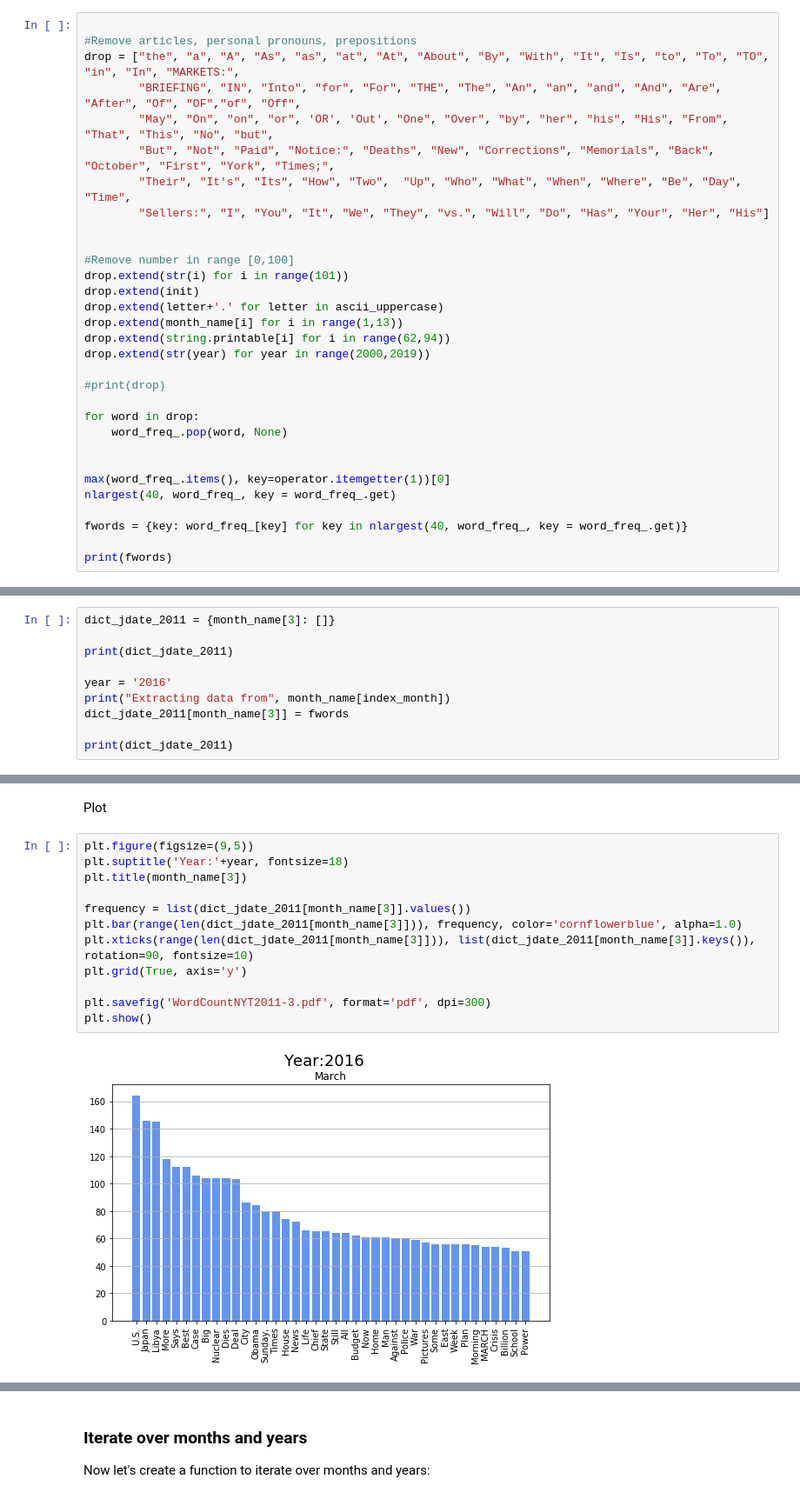
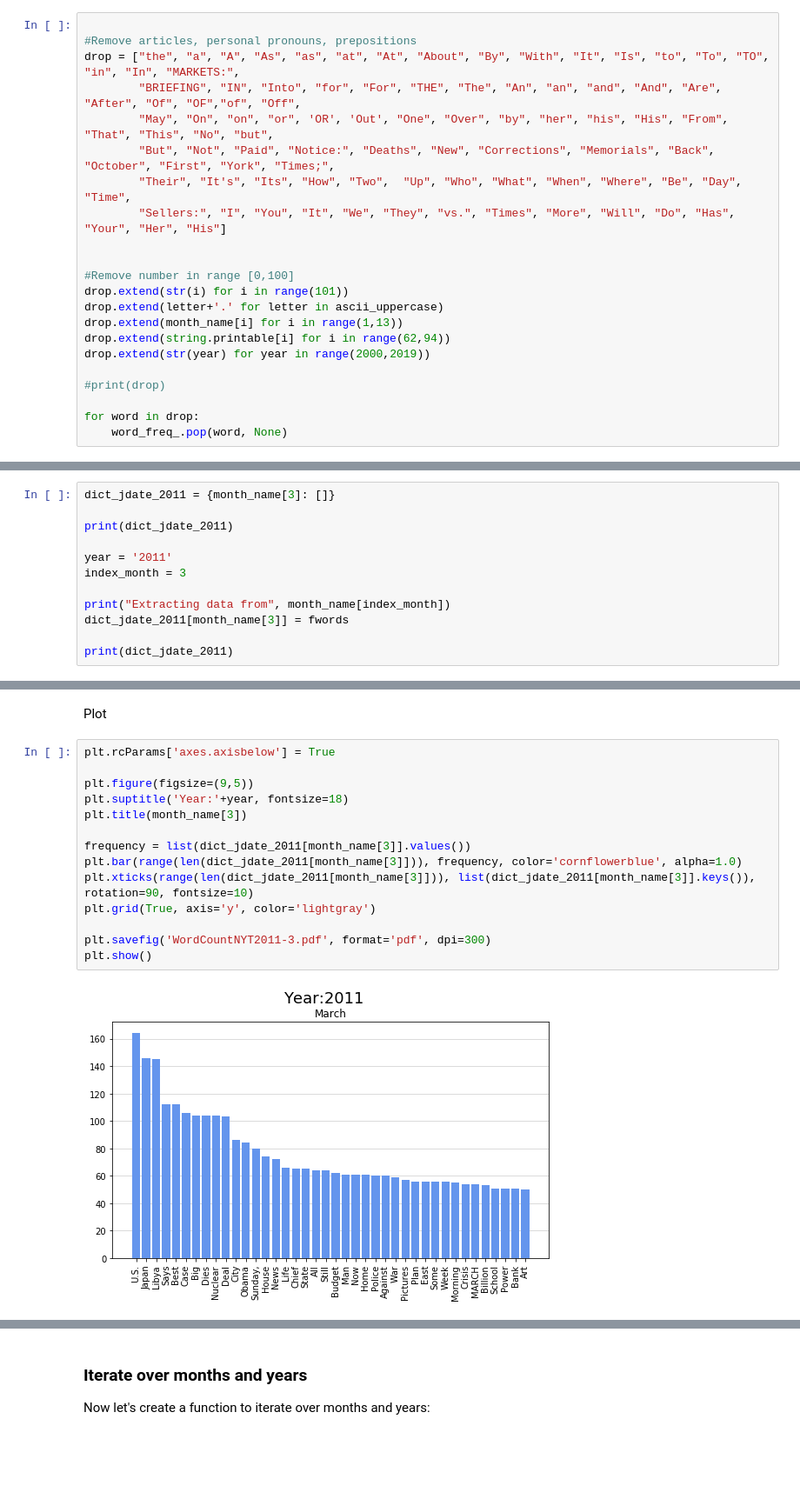
Before and after one commit to ojeda-e/NYTrends, a Jupyter notebook: Extract_headers_backup.ipynb, the cells around one changed output, grey strips where cells are left out. Shown: that part at 87% size. Cells and saved outputs as stored; diff of their text form; blank space fills up the shorter version.

```diff
--- a/Extract_headers_backup.ipynb
+++ b/Extract_headers_backup.ipynb
@@ -114,12 +131,11 @@ drop = ["the", "a", "A", "As", "as", "at", "At", "About", "By", "With", "It", "I
         "May", "On", "on", "or", 'OR', 'Out', "One", "Over", "by", "her", "his", "His", "From", "That", "This", "No", "but",
         "But", "Not", "Paid", "Notice:", "Deaths", "New", "Corrections", "Memorials", "Back", "October", "First", "York", "Times;",
         "Their", "It's", "Its", "How", "Two",  "Up", "Who", "What", "When", "Where", "Be", "Day", "Time",
-        "Sellers:", "I", "You", "It", "We", "They", "vs.", "Will", "Do", "Has", "Your", "Her", "His"]
+        "Sellers:", "I", "You", "It", "We", "They", "vs.", "Times", "More", "Will", "Do", "Has", "Your", "Her", "His"]
 
 
 #Remove number in range [0,100]
 drop.extend(str(i) for i in range(101))
-drop.extend(init)
 drop.extend(letter+'.' for letter in ascii_uppercase)
 drop.extend(month_name[i] for i in range(1,13))
 drop.extend(string.printable[i] for i in range(62,94))
@@ -129,11 +145,3 @@ drop.extend(str(year) for year in range(2000,2019))
 
 for word in drop:
     word_freq_.pop(word, None)
-
-
-max(word_freq_.items(), key=operator.itemgetter(1))[0]
-nlargest(40, word_freq_, key = word_freq_.get)
-
-fwords = {key: word_freq_[key] for key in nlargest(40, word_freq_, key = word_freq_.get)}
-
-print(fwords)
@@ -165,7 +187,9 @@ dict_jdate_2011 = {month_name[3]: []}
 
 print(dict_jdate_2011)
 
-year = '2016'
+year = '2011'
+index_month = 3
+
 print("Extracting data from", month_name[index_month])
 dict_jdate_2011[month_name[3]] = fwords
 
@@ -177,16 +201,18 @@ Extracting data from March
 # %% [markdown]
 Plot
 # %%
+plt.rcParams['axes.axisbelow'] = True
+
 plt.figure(figsize=(9,5))
 plt.suptitle('Year:'+year, fontsize=18)
 plt.title(month_name[3])
 
 frequency = list(dict_jdate_2011[month_name[3]].values())
 plt.bar(range(len(dict_jdate_2011[month_name[3]])), frequency, color='cornflowerblue', alpha=1.0)
 plt.xticks(range(len(dict_jdate_2011[month_name[3]])), list(dict_jdate_2011[month_name[3]].keys()), rotation=90, fontsize=10)
-plt.grid(True, axis='y')
+plt.grid(True, axis='y', color='lightgray')
 
 plt.savefig('WordCountNYT2011-3.pdf', format='pdf', dpi=300)
 plt.show()
 # %% [output]
-[figure, old version]
+[figure, new version]
```
Also changed, not shown: parts of 18 cells of this notebook.
